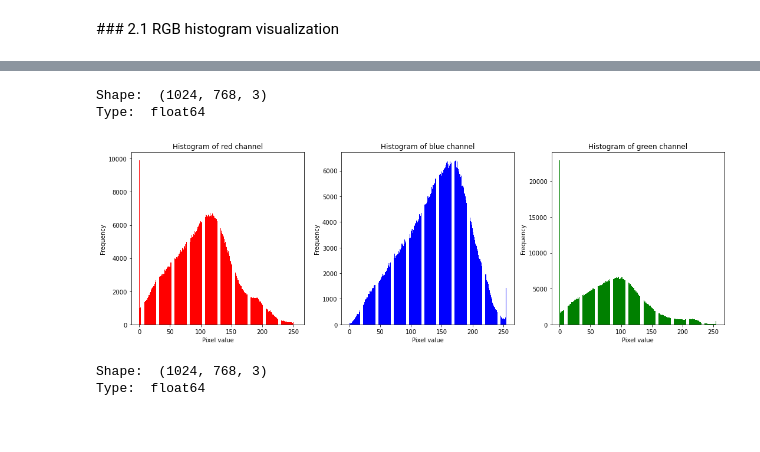
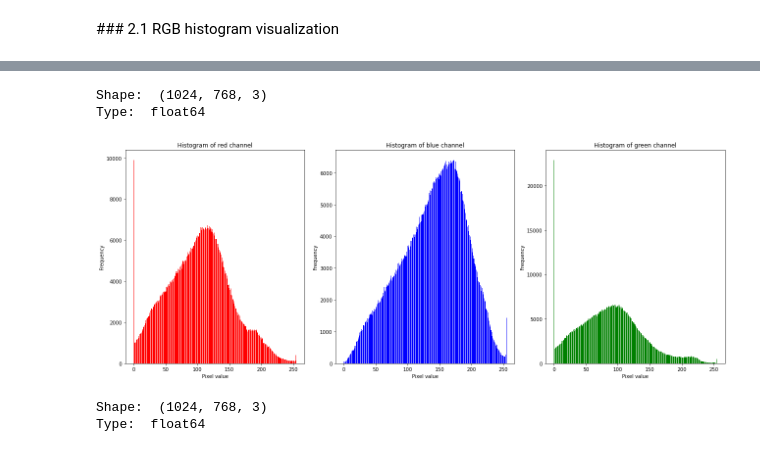
Before and after one commit to dacxjo/computer_vision, a Jupyter notebook: Labs/p2/p2_2022-23.ipynb, the cells around one changed output, grey strips where cells are left out. Saved outputs shown, nothing was run; the diff lists cells and outputs as text; code cells hidden in the pictures.

```diff
--- a/Labs/p2/p2_2022-23.ipynb
+++ b/Labs/p2/p2_2022-23.ipynb
@@ -48,26 +53,27 @@ from matplotlib import pyplot as plt # useful for plotting images on iPython or
 # %%
 #your solution
 q1_img = io.imread('./images_notebook/rocki.jpeg').astype(float)
 
-fig, axs = plt.subplots(1, q1_img.shape[2], figsize=(5 * q1_img.shape[2], 5))
+fig = plt.figure(figsize=(18,7))
 
 colors = ["red", "blue", "green"]
 for i in range(q1_img.shape[2]):
     channel = q1_img[:, :, i]
-    hist = histogram(channel)
-    axs[i].bar(hist[1], hist[0], color=colors[i])
-    axs[i].set_xlabel('Pixel value')
-    axs[i].set_ylabel('Frequency')
-    axs[i].set_title('Histogram of ' + colors[i] + ' channel')
+    hst = histogram(channel)
+    fig.add_subplot(1,3,i+1)
+    plt.bar(hst[1], hst[0], color=colors[i])
+    plt.xlabel('Pixel value')
+    plt.ylabel('Frequency')
+    plt.title('Histogram of ' + colors[i] + ' channel')
 
 print("Shape: ", q1_img.shape)
 print("Type: ", q1_img.dtype)
 plt.tight_layout()
 plt.show()
 # %% [output]
 Shape:  (1024, 768, 3)
 Type:  float64
-[figure, old version]
+[figure, new version]
 # %%
 #your solution
 q1_img = io.imread('./images_notebook/rocki.jpeg').astype(float)
```
Also changed, not shown: parts of 16 cells of this notebook, 1 other file.
